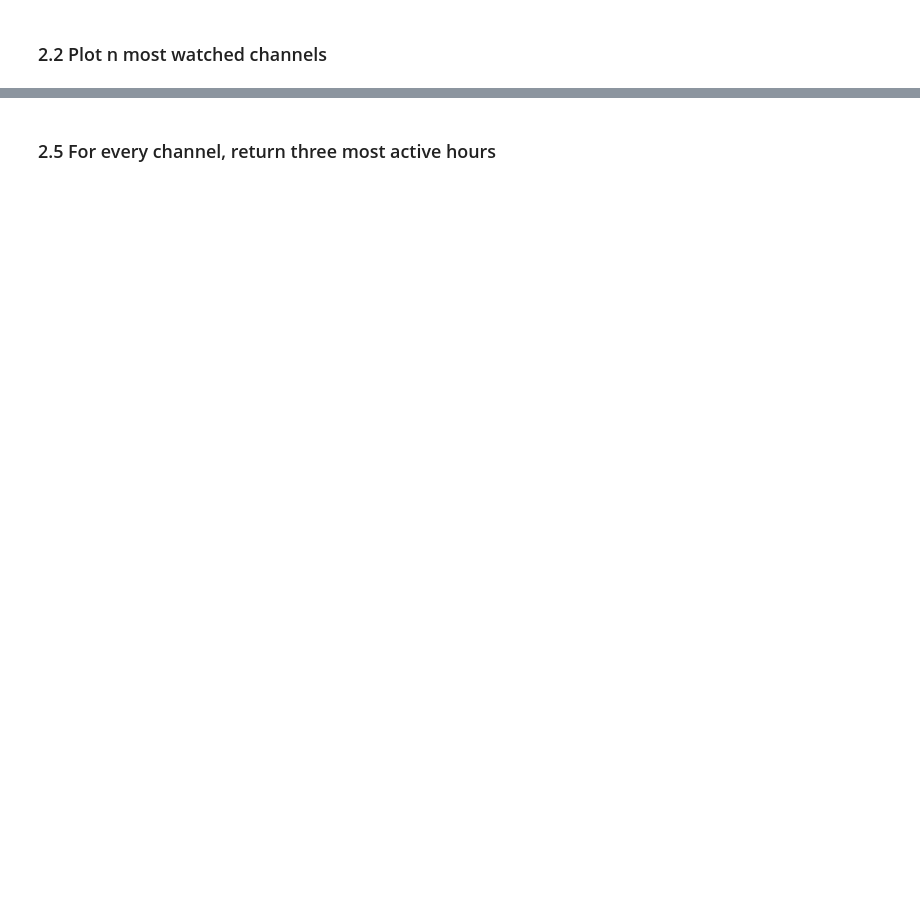
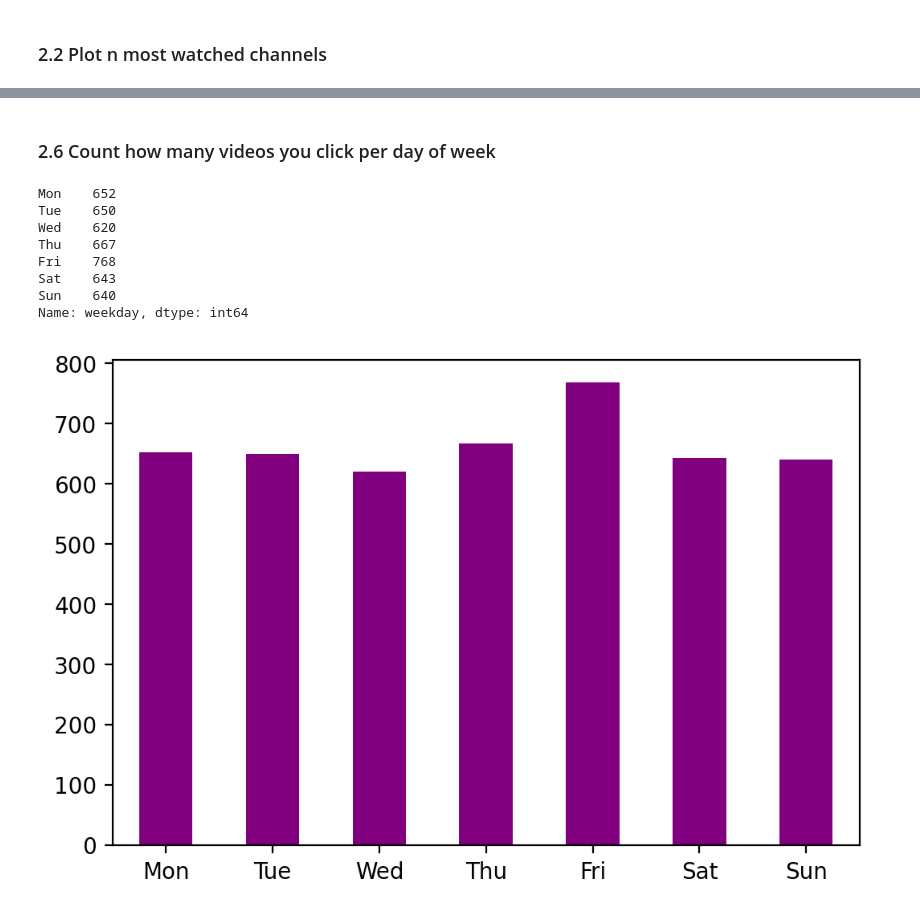
Before and after one commit to SanAntonik/yt_activity_analysis, a Jupyter notebook: explore.ipynb, the cells around one changed output, grey strips where cells are left out. Cells and saved outputs as stored; diff of their text form; code cells hidden in the pictures; blank space fills up the shorter version.

Commit message:
Count videos per day of week

```diff
--- a/explore.ipynb
+++ b/explore.ipynb
@@ -111,2 +111,19 @@ df_top_n_channels.plot.bar(stacked=True, rot=0,
-# %% [markdown]
-### 2.5 For every channel, return three most active hours
+# %% [markdown]
+### 2.6 Count how many videos you click per day of week
+# %%
+df['weekday'] = df['time'].dt.strftime('%a')
+str_week_days = ["Mon", "Tue", "Wed", "Thu", "Fri", "Sat", "Sun"]
+df.head(20)
+week_days = df["weekday"].value_counts()[str_week_days] # sort with custom index
+week_days.plot.bar(color="purple", rot=0)
+week_days
+# %% [output]
+Mon    652
+Tue    650
+Wed    620
+Thu    667
+Fri    768
+Sat    643
+Sun    640
+Name: weekday, dtype: int64
+[figure, added]
```
Also changed, not shown: parts of 10 cells of this notebook.
